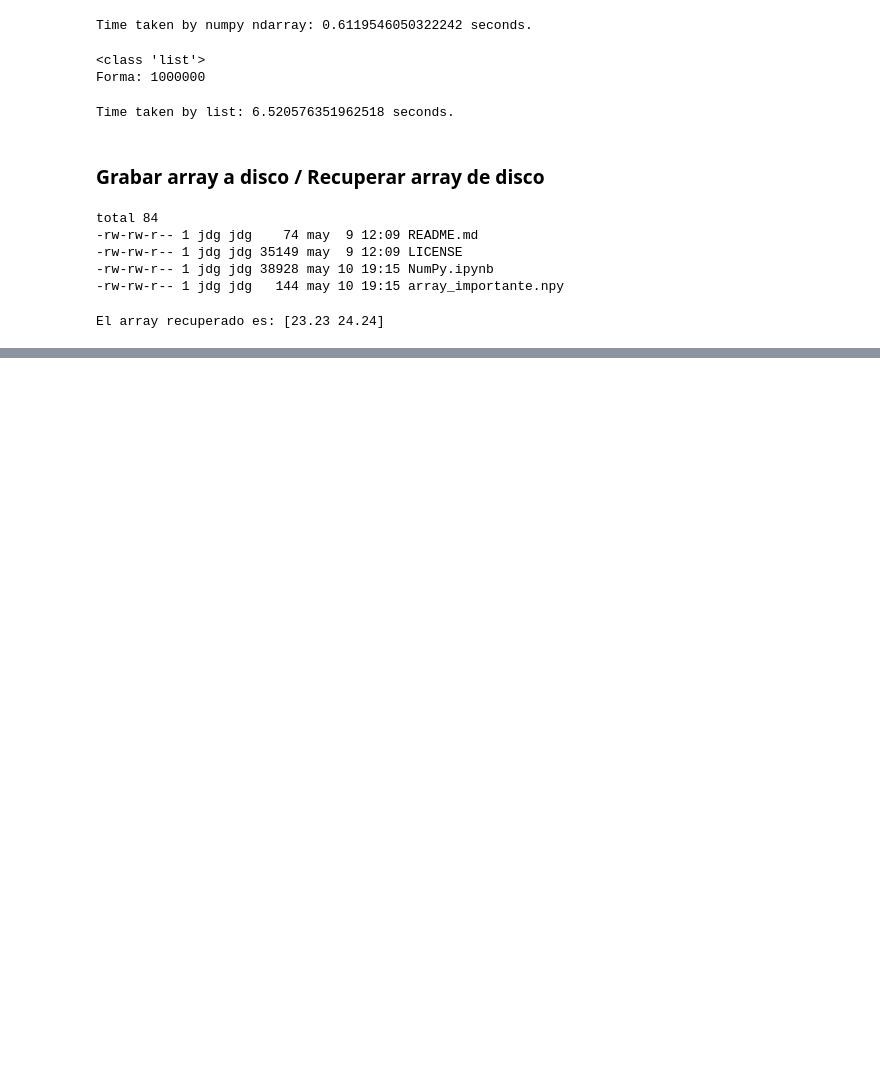
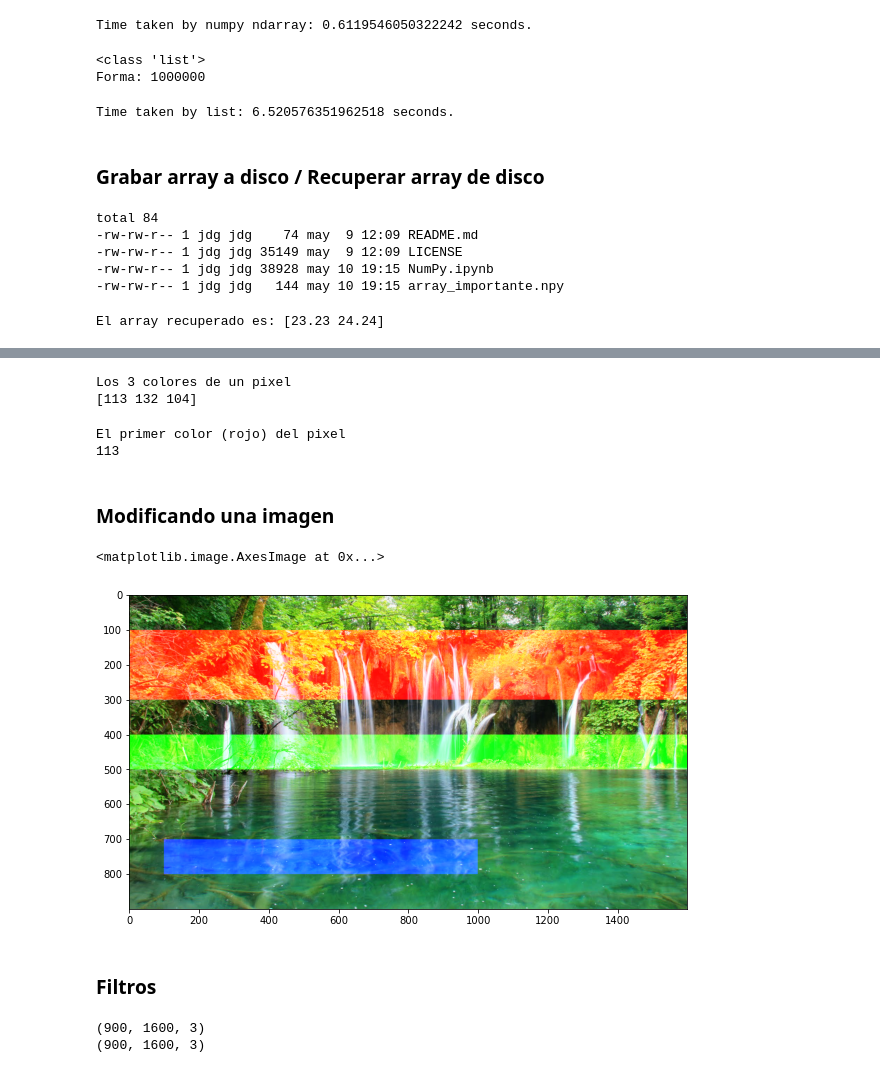
Before and after one commit to JavDomGom/machine-learning-y-redes-neuronales, a Jupyter notebook: NumPy.ipynb, the cells around one changed output, grey strips where cells are left out. Drawn from its saved outputs; the diff is of its cells as text; code cells hidden in the pictures; blank space fills up the shorter version.

```diff
--- a/NumPy.ipynb
+++ b/NumPy.ipynb
@@ -747,0 +823,50 @@ El array recuperado es: [23.23 24.24]
+# %%
+# Ahora veamos cómo obtener el valor de un pixel, por ejemplo el 150x150.
+
+print('Los 3 colores de un pixel')
+print(image1[150, 150])
+# %% [output]
+Los 3 colores de un pixel
+[113 132 104]
+# %%
+# Obtengamos el primer color (rojo) de ese mismo pixel. Los tres colores son RGB
+# (red, green blue).
+
+print('El primer color (rojo) del pixel')
+print(image1[150, 150, 0])
+# %% [output]
+El primer color (rojo) del pixel
+113
+# %% [markdown]
+### Modificando una imagen
+# %%
+# Seleccionamos la filas de la 100 a la 300, todas las columnas y el color rojo lo
+# vamos a modificar a su valor máximo (255).
+
+image2[100:300, :, 0] = 255
+
+# Filas de la 400 a la 500, todas las columnas y el color verde al máximo.
+
+image2[400:500, :, 1] = 255
+
+# Filas de la 700 a la 800, columnas de la 100 a la 1000 y el color azúl al máximo.
+
+image2[700:800, 100:1000, 2] = 255
+
+plt.figure(figsize=(10, 20))
+plt.imshow(image2)
+# %% [output]
+<matplotlib.image.AxesImage at 0x...>
+[figure, added]
+# %% [markdown]
+### Filtros
+# %%
+# Creamos un filtro que selecciona todos los pixeles menores a 50, esto creará una
+# matriz booleana del mismo tamaño que la foto, donde cada pixel <50 será True.
+
+filtro = image3 < 150
+print(filtro.shape)
+print(image3.shape)
+# %% [output]
+(900, 1600, 3)
+(900, 1600, 3)
```
Also changed, not shown: parts of 12 cells of this notebook.
